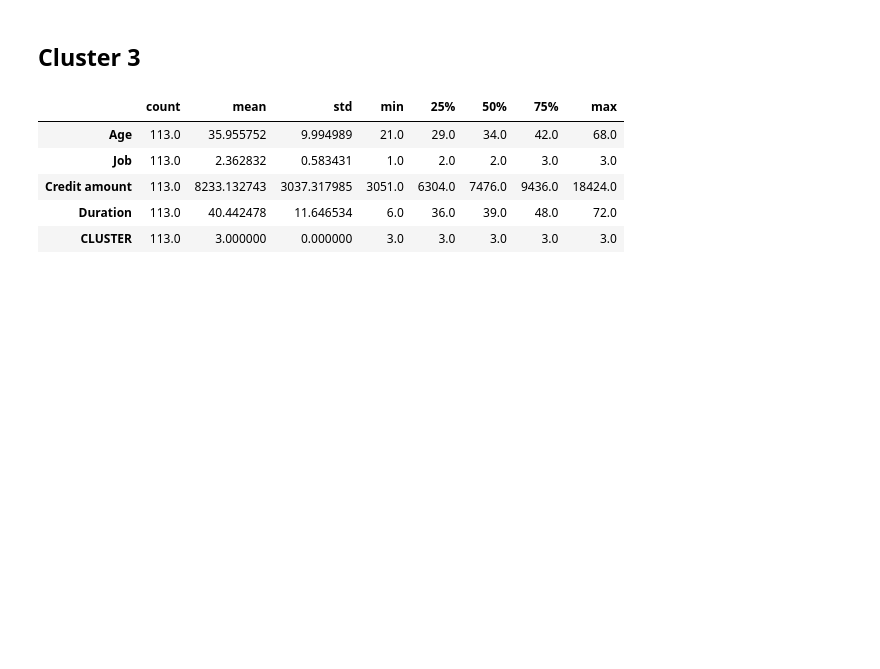
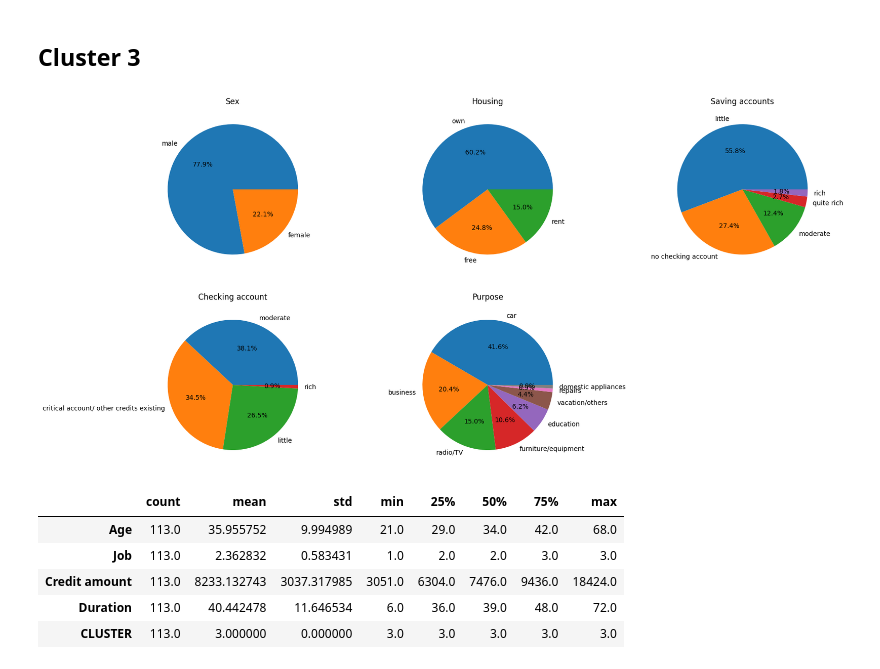
Before and after one commit to salmanfaishal27/german-credit-risk, a Jupyter notebook: script.ipynb, the cells around one changed output. Saved outputs shown, nothing was run; the diff lists cells and outputs as text; code cells hidden in the pictures; blank space fills up the shorter version.

```diff
--- a/script.ipynb
+++ b/script.ipynb
@@ -325,5 +459,29 @@ cluster2.describe().T
 # %% [markdown]
 ## Cluster 3
+# %%
+plt.figure(figsize=(20,10))
+plt.subplot(2,3,1)
+plt.pie(cluster3['Sex'].value_counts(), labels= cluster3['Sex'].value_counts().index, autopct = '%1.1f%%')
+plt.title('Sex')
+
+plt.subplot(2,3,2)
+plt.pie(cluster3['Housing'].value_counts(), labels= cluster3['Housing'].value_counts().index, autopct = '%1.1f%%')
+plt.title('Housing')
+
+plt.subplot(2,3,3)
+plt.pie(cluster3['Saving accounts'].value_counts(), labels= cluster3['Saving accounts'].value_counts().index, autopct = '%1.1f%%')
+plt.title('Saving accounts')
+
+plt.subplot(2,3,4)
+plt.pie(cluster3['Checking account'].value_counts(), labels= cluster3['Checking account'].value_counts().index, autopct = '%1.1f%%')
+plt.title('Checking account')
+
+plt.subplot(2,3,5)
+plt.pie(cluster3['Purpose'].value_counts(), labels= cluster3['Purpose'].value_counts().index, autopct = '%1.1f%%')
+plt.title('Purpose')
+plt.show()
+# %% [output]
+[figure, added]
 # %%
 cluster3.describe().T
 # %% [output]
```
Also changed, not shown: parts of 13 cells of this notebook.
